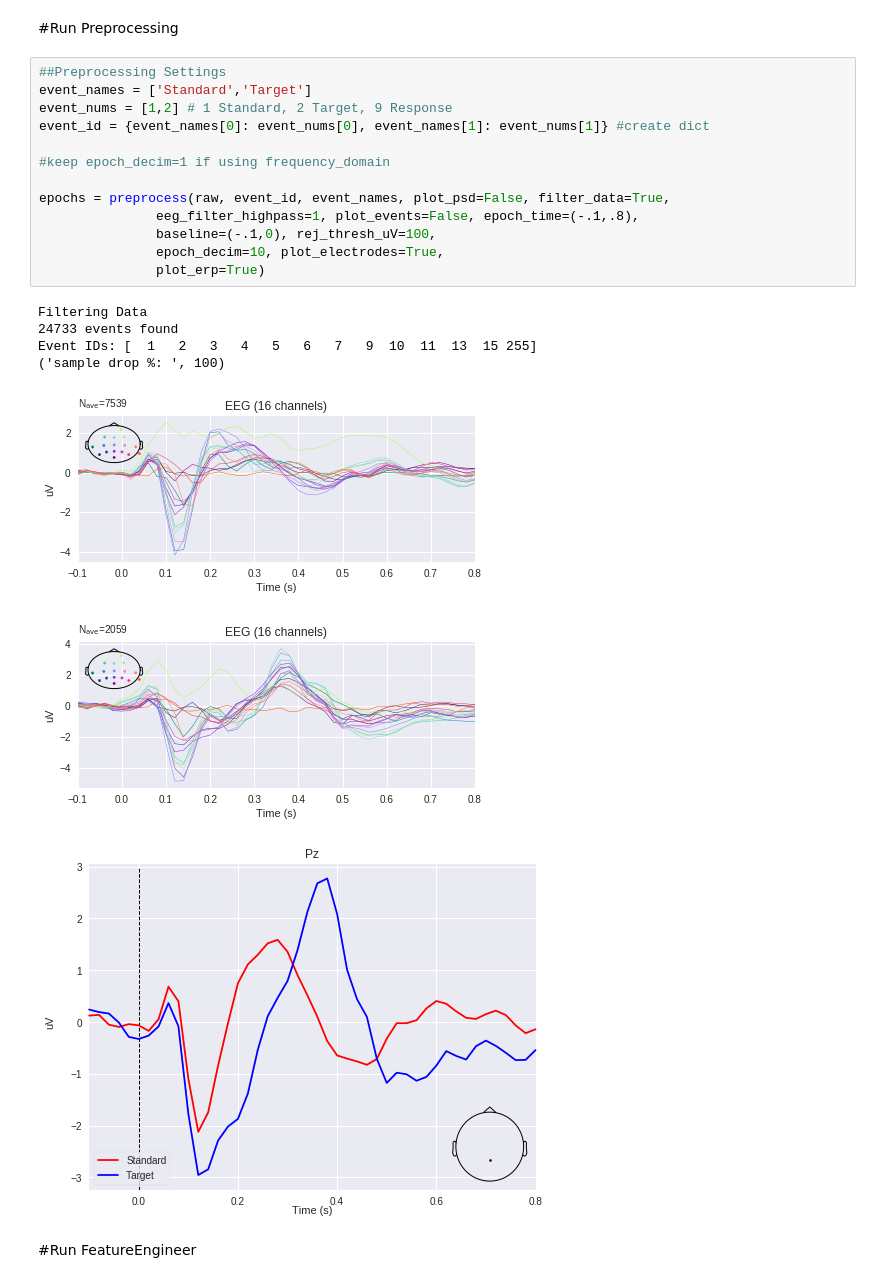
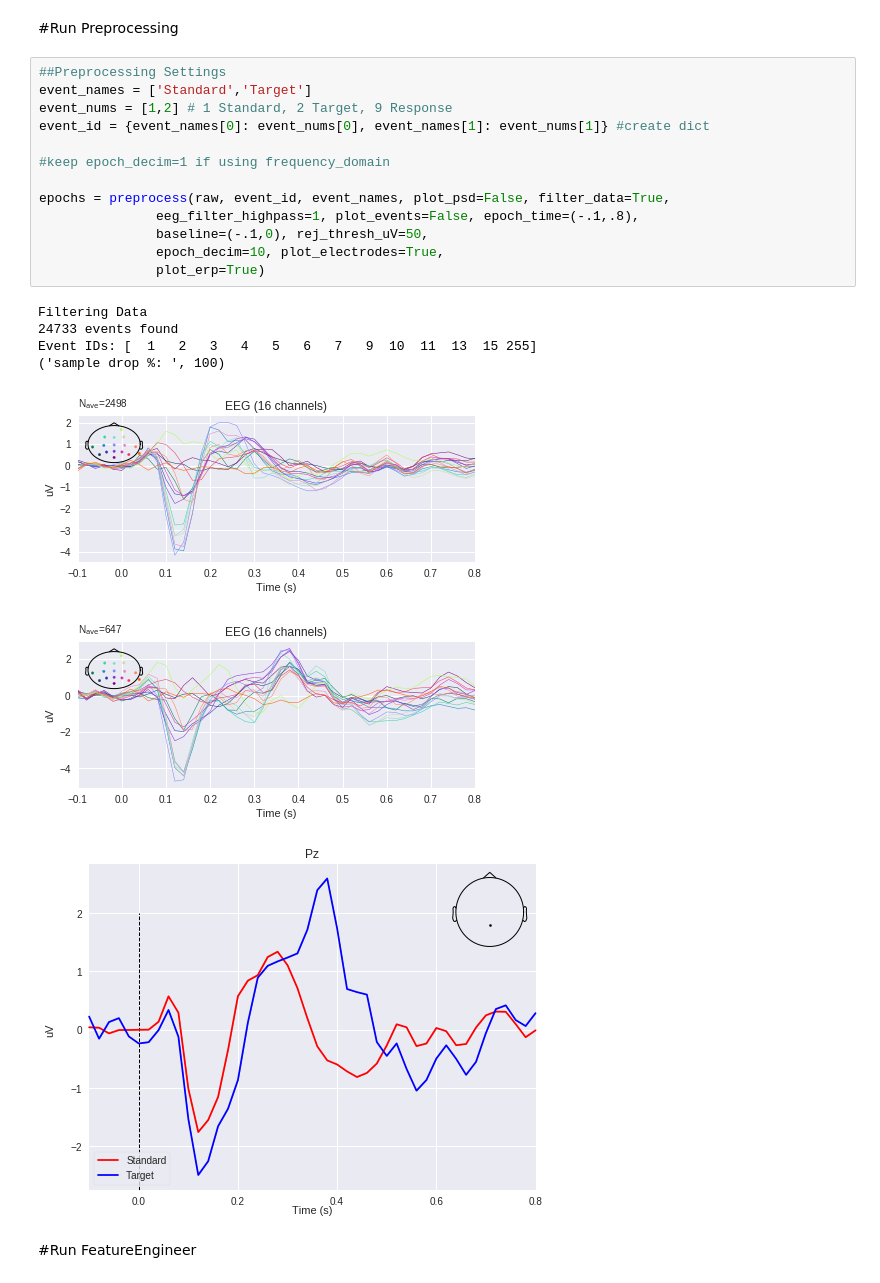
Before and after one commit to kylemath/DeepEEG, a Jupyter notebook: notebooks/DeepEEG.ipynb, the cells around one changed output. Drawn from its saved outputs; the diff is of its cells as text.

```diff
--- a/notebooks/DeepEEG.ipynb
+++ b/notebooks/DeepEEG.ipynb
@@ -556,24 +575,24 @@ Reading 0 ... 1015009  =      0.000 ...  2030.018 secs...
 # %%
 ##Preprocessing Settings
 event_names = ['Standard','Target']
 event_nums = [1,2] # 1 Standard, 2 Target, 9 Response
 event_id = {event_names[0]: event_nums[0], event_names[1]: event_nums[1]} #create dict
 
 #keep epoch_decim=1 if using frequency_domain
 
 epochs = preprocess(raw, event_id, event_names, plot_psd=False, filter_data=True,
                eeg_filter_highpass=1, plot_events=False, epoch_time=(-.1,.8),
-               baseline=(-.1,0), rej_thresh_uV=100,
+               baseline=(-.1,0), rej_thresh_uV=50,
                epoch_decim=10, plot_electrodes=True,
                plot_erp=True)
 # %% [output]
 Filtering Data
 24733 events found
 Event IDs: [  1   2   3   4   5   6   7   9  10  11  13  15 255]
 ('sample drop %: ', 100)
-[figure, old version]
+[figure, new version]
-[figure, old version]
+[figure, new version]
-[figure, old version]
+[figure, new version]
 # %% [markdown]
 #Run FeatureEngineer
 # %%
```
Also changed, not shown: parts of 5 cells of this notebook.
